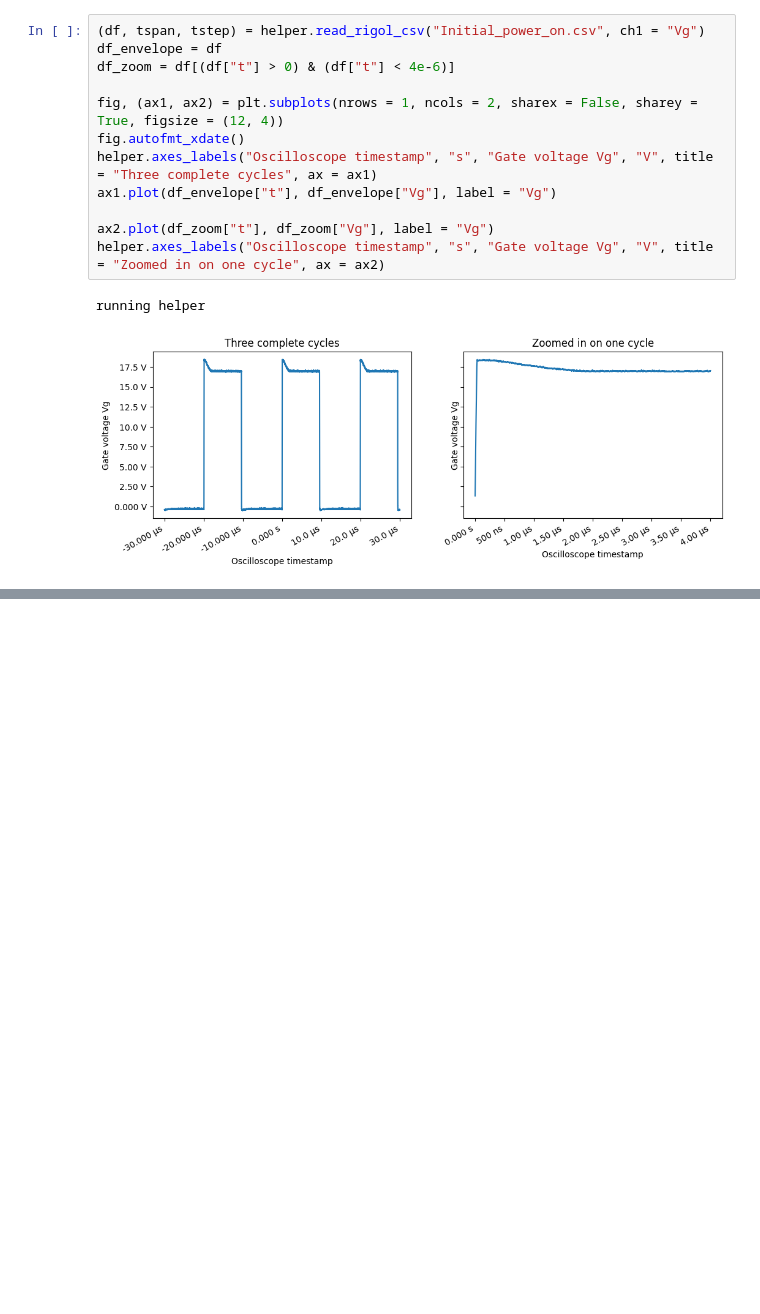
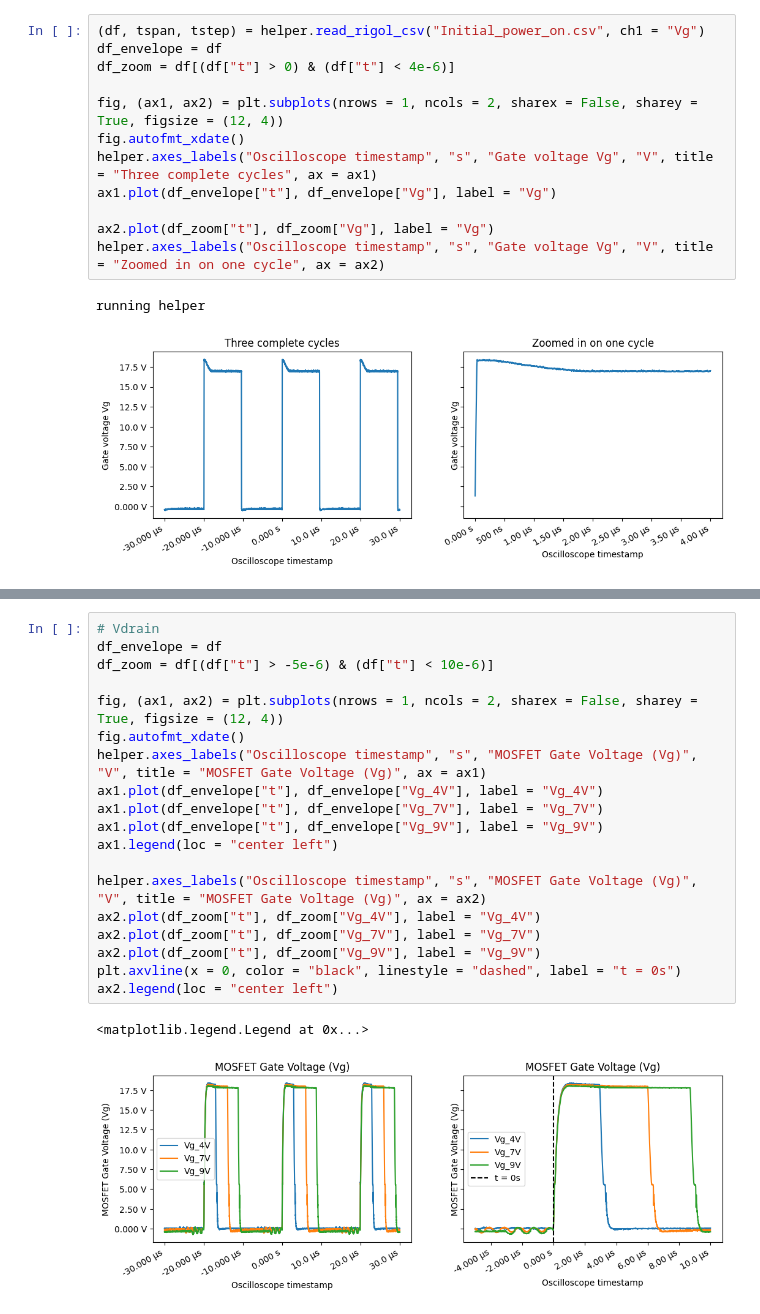
Before and after one commit to ianeyk/power-electronics, a Jupyter notebook: Lab 3/lab3_report.ipynb, the cells around one changed output, grey strips where cells are left out. Saved outputs shown, nothing was run; the diff lists cells and outputs as text; blank space fills up the shorter version.

```diff
--- a/Lab 3/lab3_report.ipynb
+++ b/Lab 3/lab3_report.ipynb
@@ -76,0 +151,22 @@ running helper
+# %%
+# Vdrain
+df_envelope = df
+df_zoom = df[(df["t"] > -5e-6) & (df["t"] < 10e-6)]
+
+fig, (ax1, ax2) = plt.subplots(nrows = 1, ncols = 2, sharex = False, sharey = True, figsize = (12, 4))
+fig.autofmt_xdate()
+helper.axes_labels("Oscilloscope timestamp", "s", "MOSFET Gate Voltage (Vg)", "V", title = "MOSFET Gate Voltage (Vg)", ax = ax1)
+ax1.plot(df_envelope["t"], df_envelope["Vg_4V"], label = "Vg_4V")
+ax1.plot(df_envelope["t"], df_envelope["Vg_7V"], label = "Vg_7V")
+ax1.plot(df_envelope["t"], df_envelope["Vg_9V"], label = "Vg_9V")
+ax1.legend(loc = "center left")
+
+helper.axes_labels("Oscilloscope timestamp", "s", "MOSFET Gate Voltage (Vg)", "V", title = "MOSFET Gate Voltage (Vg)", ax = ax2)
+ax2.plot(df_zoom["t"], df_zoom["Vg_4V"], label = "Vg_4V")
+ax2.plot(df_zoom["t"], df_zoom["Vg_7V"], label = "Vg_7V")
+ax2.plot(df_zoom["t"], df_zoom["Vg_9V"], label = "Vg_9V")
+plt.axvline(x = 0, color = "black", linestyle = "dashed", label = "t = 0s")
+ax2.legend(loc = "center left")
+# %% [output]
+<matplotlib.legend.Legend at 0x...>
+[figure, added]
```
Also changed, not shown: parts of 10 cells of this notebook, 3 other files.
